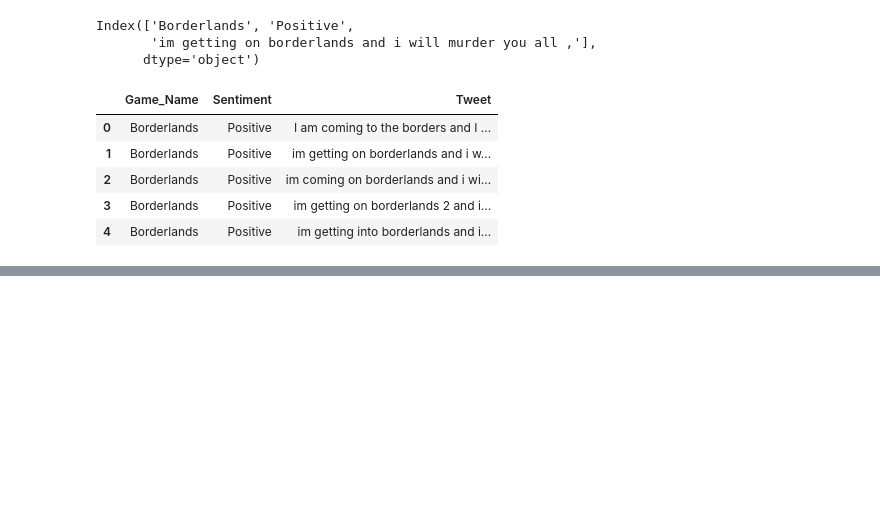
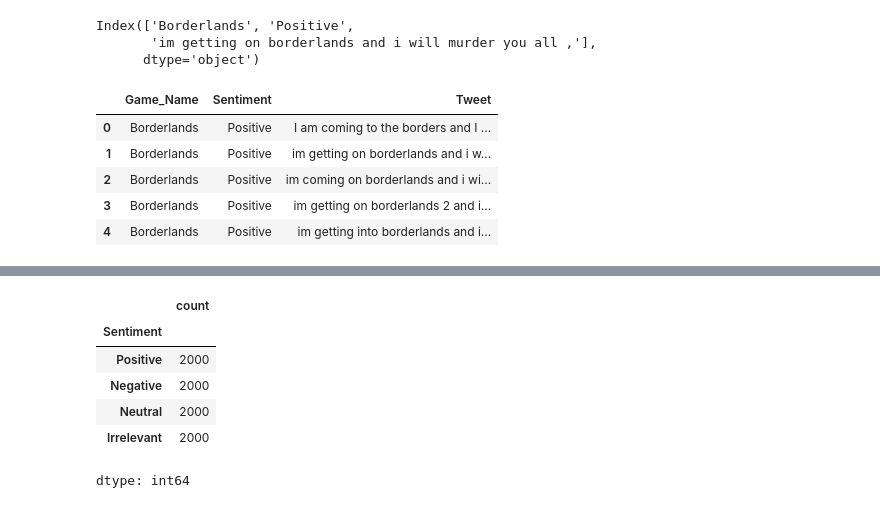
Before and after one commit to JARIN-TIAS/NLP_basic_for_myself, a Jupyter notebook: twitter_sentiment_analysis.ipynb, the cells around one changed output, grey strips where cells are left out. Drawn from its saved outputs; the diff is of its cells as text; code cells hidden in the pictures; blank space fills up the shorter version.

```diff
--- a/twitter_sentiment_analysis.ipynb
+++ b/twitter_sentiment_analysis.ipynb
@@ -44,0 +85,6 @@ df.head()
+# %%
+# Select the first 2000 rows for each sentiment category
+df_positive = df[df['Sentiment'] == 'Positive'].iloc[:2000]
+df_negative = df[df['Sentiment'] == 'Negative'].iloc[:2000]
+df_neutral = df[df['Sentiment'] == 'Neutral'].iloc[:2000]
+df_irrelevant = df[df['Sentiment'] == 'Irrelevant'].iloc[:2000]
@@ -44,0 +96,10 @@ df.head()
+# %%
+df2.Sentiment.value_counts()
+# %% [output]
+|  | count |
+| Sentiment |  |
+| Positive | 2000 |
+| Negative | 2000 |
+| Neutral | 2000 |
+| Irrelevant | 2000 |
+dtype: int64
```
Also changed, not shown: parts of 11 cells of this notebook.
